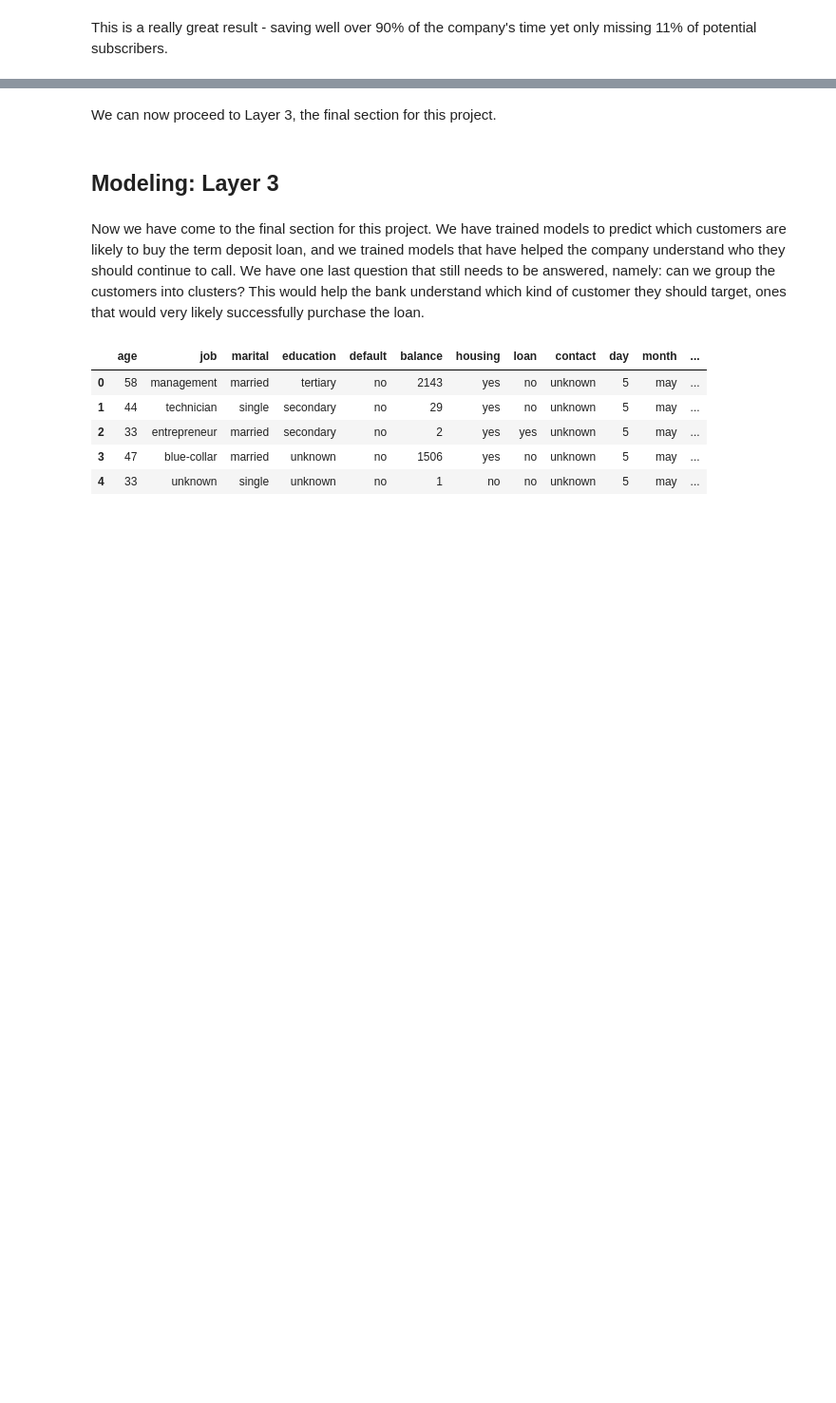
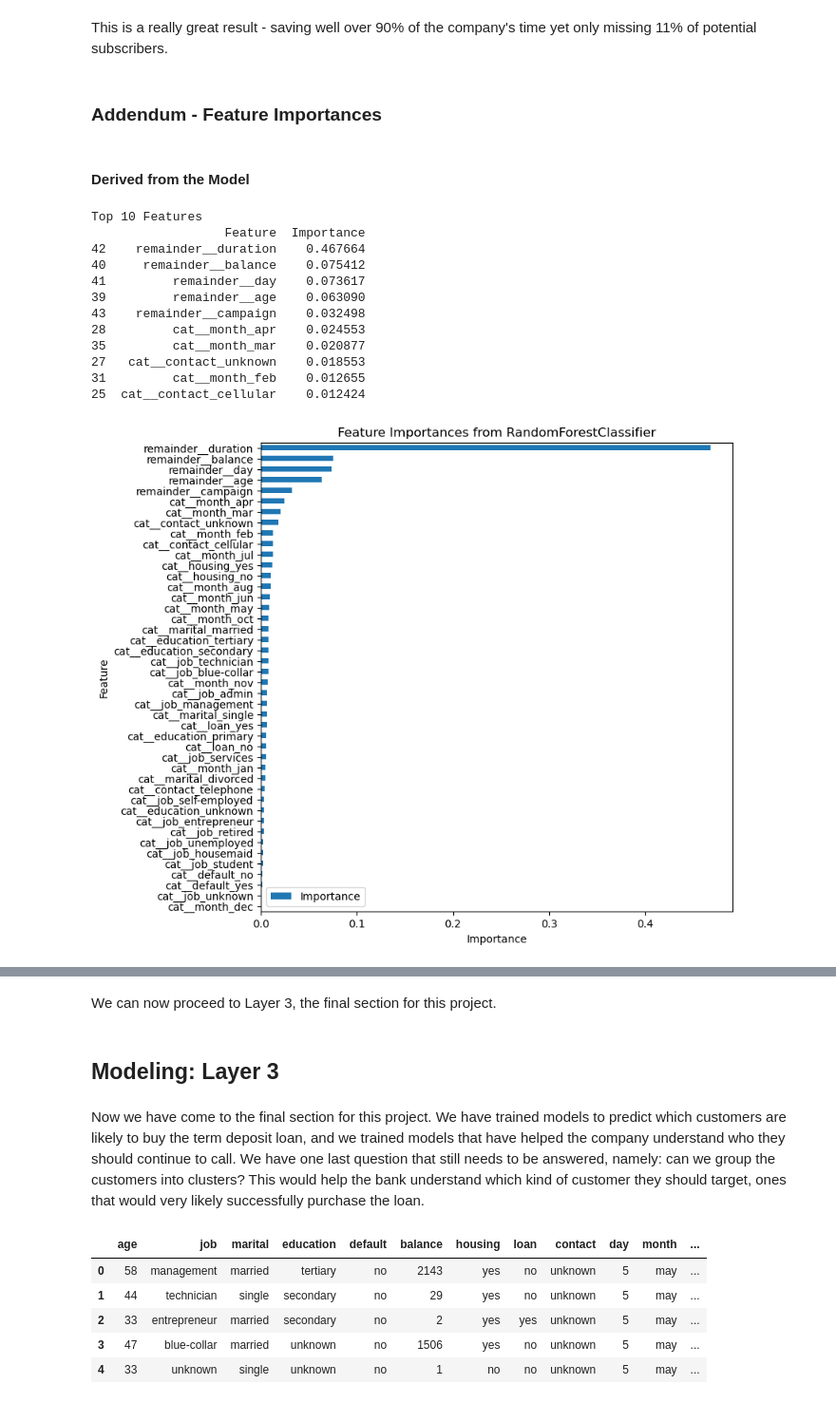
Before and after one commit to sralter/term_deposit_marketing, a Jupyter notebook: project2_modeling.ipynb, the cells around one changed output, grey strips where cells are left out. Shown at 95% size. Drawn from its saved outputs; the diff is of its cells as text; code cells hidden in the pictures; blank space fills up the shorter version.

```diff
--- a/project2_modeling.ipynb
+++ b/project2_modeling.ipynb
@@ -2708,3 +2762,46 @@ model=joblib.load('../joblib/l2_model.pkl')
 # Use model.predict or model.predict_proba on new data
 # %% [markdown]
 This is a really great result - saving well over 90% of the company's time yet only missing 11% of potential subscribers.
+# %% [markdown]
+### Addendum - Feature Importances
+# %% [markdown]
+#### Derived from the Model
+# %%
+# get feature importances
+importances=model.feature_importances_
+
+# get names of encoded features
+encoded_feature_names=preprocessor.get_feature_names_out()
+
+# create a DataFrame to display the importances
+feature_importances_df = pd.DataFrame({
+    'Feature': encoded_feature_names,
+    'Importance': importances
+})
+
+# sort by importance
+feature_importances_df = feature_importances_df.sort_values(by='Importance', ascending=False)
+
+print('Top 10 Features')
+print(feature_importances_df.head(10))  # Display top 10 features
+
+# Plot sorted feature importances
+feature_df_sorted = feature_importances_df.sort_values('Importance', ascending=True)
+feature_df_sorted.plot.barh(y='Importance', x='Feature', figsize=(8, 8))
+plt.title('Feature Importances from RandomForestClassifier')
+plt.xlabel('Importance')
+plt.show()
+# %% [output]
+Top 10 Features
+                  Feature  Importance
+42    remainder__duration    0.467664
+40     remainder__balance    0.075412
+41         remainder__day    0.073617
+39         remainder__age    0.063090
+43    remainder__campaign    0.032498
+28         cat__month_apr    0.024553
+35         cat__month_mar    0.020877
+27   cat__contact_unknown    0.018553
+31         cat__month_feb    0.012655
+25  cat__contact_cellular    0.012424
+[figure, added]
```
Also changed, not shown: parts of 26 cells of this notebook, 1 other file.
